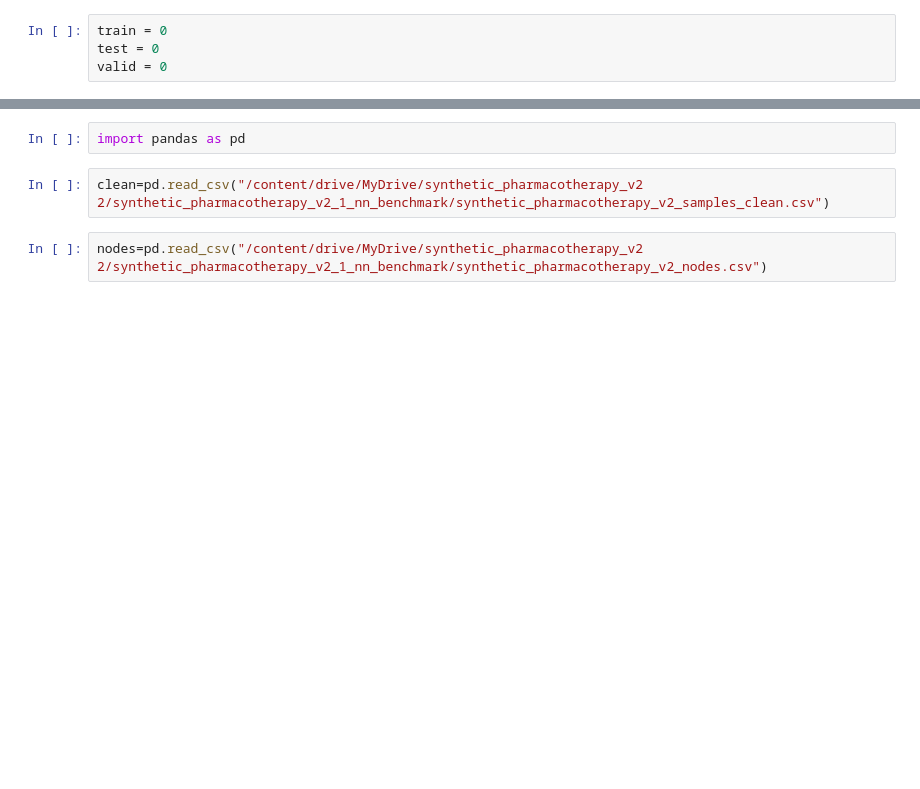
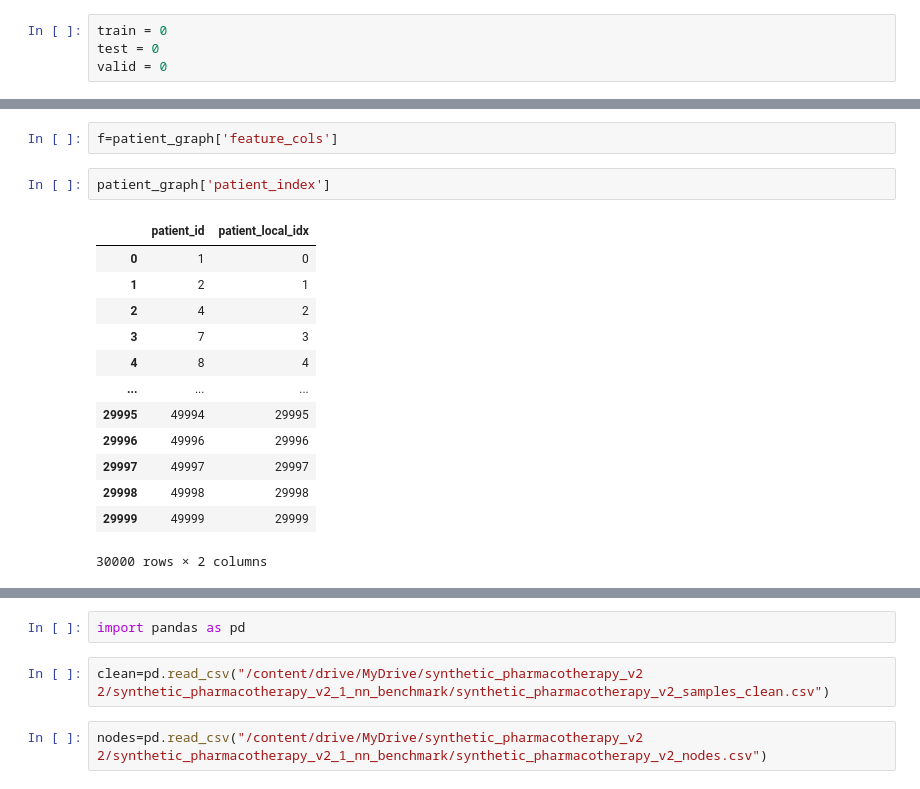
Before and after one commit to MoniaO/GraphNeuralNetwork_Thesis, a Jupyter notebook: notebooks/train_setup_colab.ipynb, the cells around one changed output, grey strips where cells are left out. Cells and saved outputs as stored; diff of their text form; blank space fills up the shorter version.

```diff
--- a/notebooks/train_setup_colab.ipynb
+++ b/notebooks/train_setup_colab.ipynb
@@ -269,0 +877,18 @@ x,y,z,a=build_combined_splits(cfg)
+# %%
+f=patient_graph['feature_cols']
+# %%
+patient_graph['patient_index']
+# %% [output]
+|  | patient_id | patient_local_idx |
+| 0 | 1 | 0 |
+| 1 | 2 | 1 |
+| 2 | 4 | 2 |
+| 3 | 7 | 3 |
+| 4 | 8 | 4 |
+| ... | ... | ... |
+| 29995 | 49994 | 29995 |
+| 29996 | 49996 | 29996 |
+| 29997 | 49997 | 29997 |
+| 29998 | 49998 | 29998 |
+| 29999 | 49999 | 29999 |
+30000 rows × 2 columns
```
Also changed, not shown: parts of 49 cells of this notebook.
